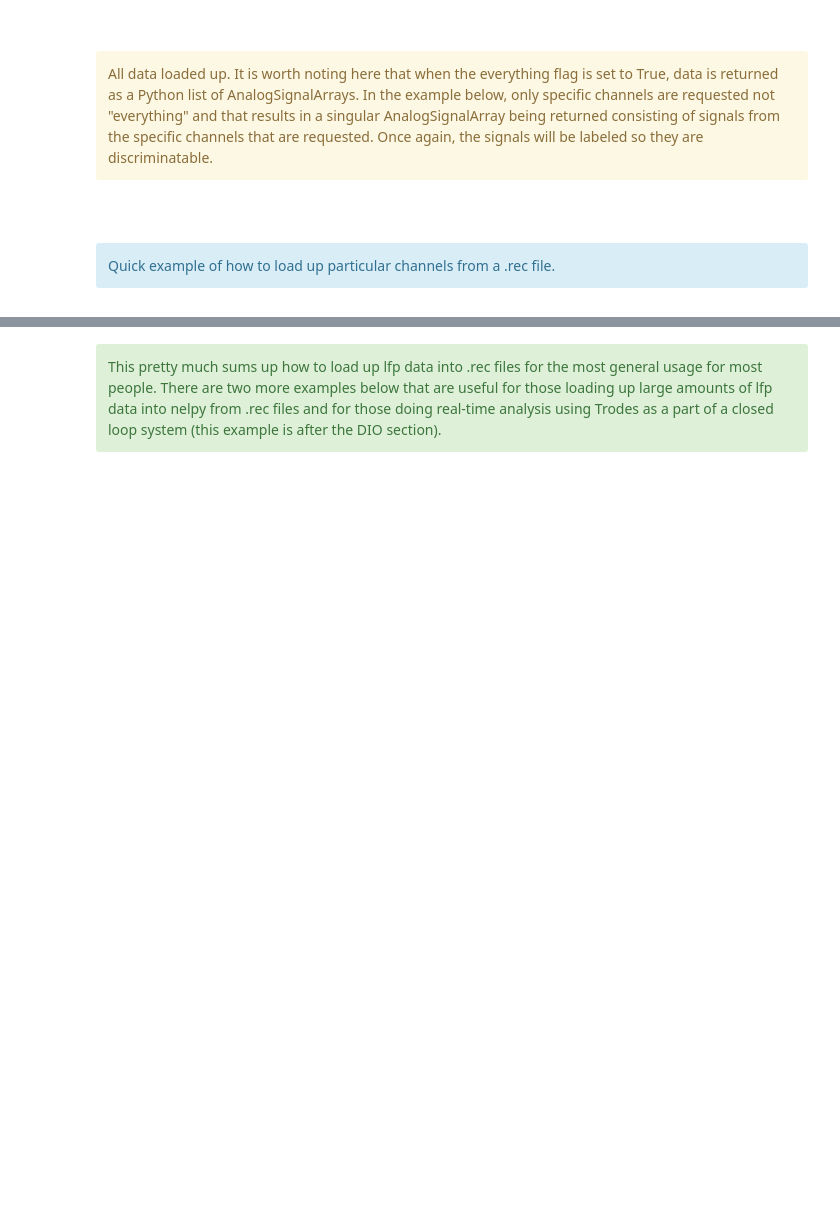
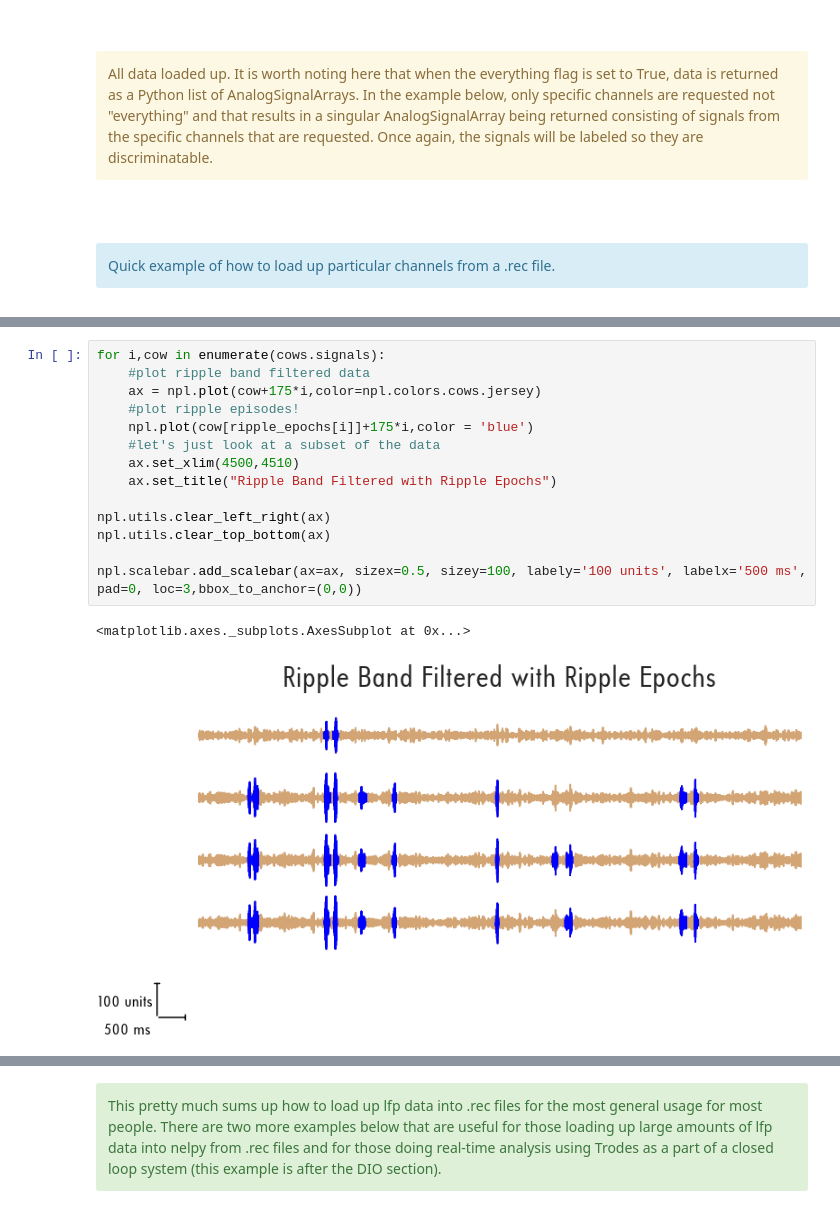
Before and after one commit to eackermann/nelpy, a Jupyter notebook: examples/TrodesImportDemo.ipynb, the cells around one changed output, grey strips where cells are left out. Drawn from its saved outputs; the diff is of its cells as text; blank space fills up the shorter version.

```diff
--- a/examples/TrodesImportDemo.ipynb
+++ b/examples/TrodesImportDemo.ipynb
@@ -169,0 +207,17 @@ Quick example of how to load up particular channels from a .rec file.
+# %%
+for i,cow in enumerate(cows.signals):
+    #plot ripple band filtered data
+    ax = npl.plot(cow+175*i,color=npl.colors.cows.jersey)
+    #plot ripple episodes!
+    npl.plot(cow[ripple_epochs[i]]+175*i,color = 'blue')
+    #let's just look at a subset of the data
+    ax.set_xlim(4500,4510)
+    ax.set_title("Ripple Band Filtered with Ripple Epochs")
+
+npl.utils.clear_left_right(ax)
+npl.utils.clear_top_bottom(ax)
+
+npl.scalebar.add_scalebar(ax=ax, sizex=0.5, sizey=100, labely='100 units', labelx='500 ms', pad=0, loc=3,bbox_to_anchor=(0,0))
+# %% [output]
+<matplotlib.axes._subplots.AxesSubplot at 0x...>
+[figure, added]
```
Also changed, not shown: parts of 16 cells of this notebook, 1 other file.
